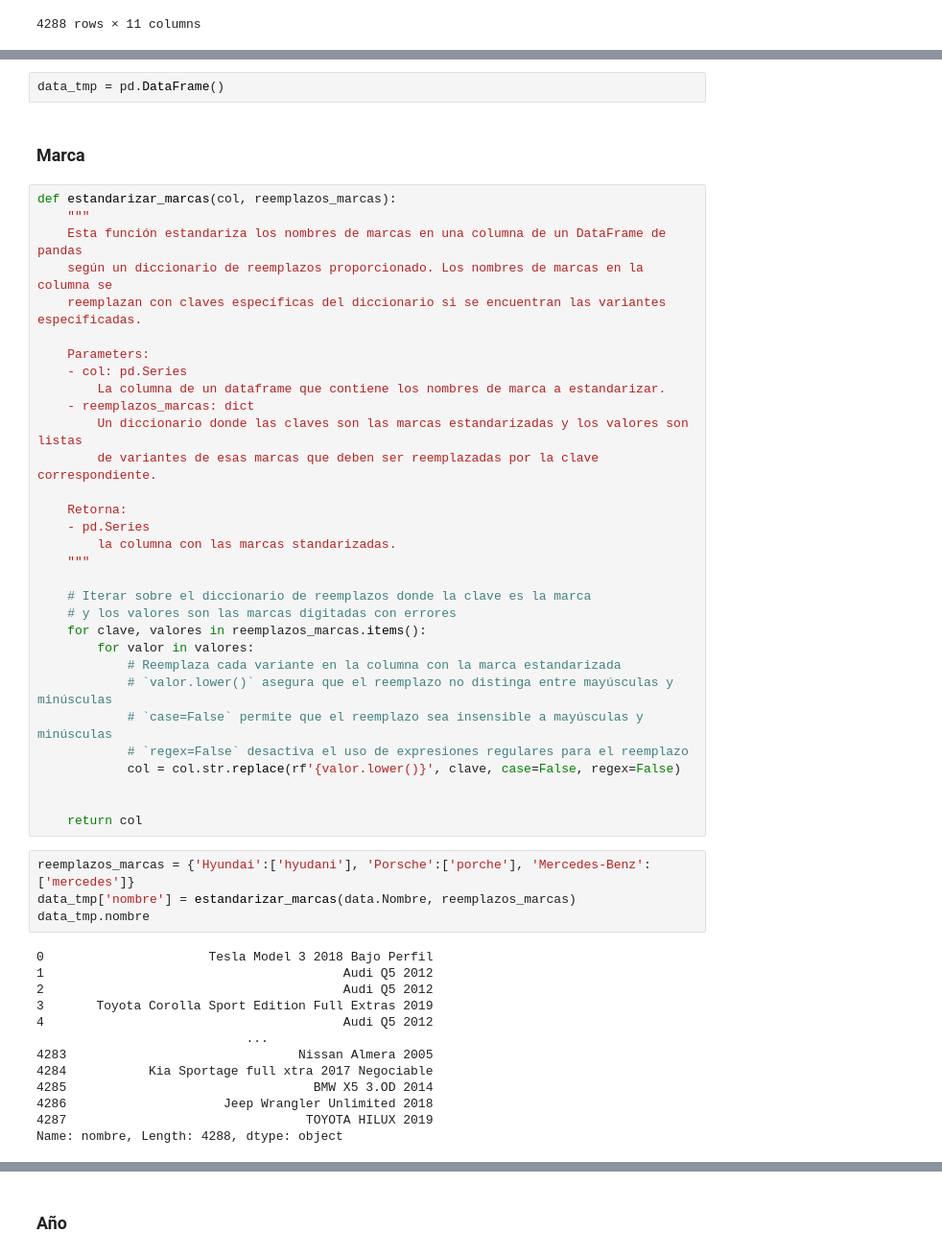
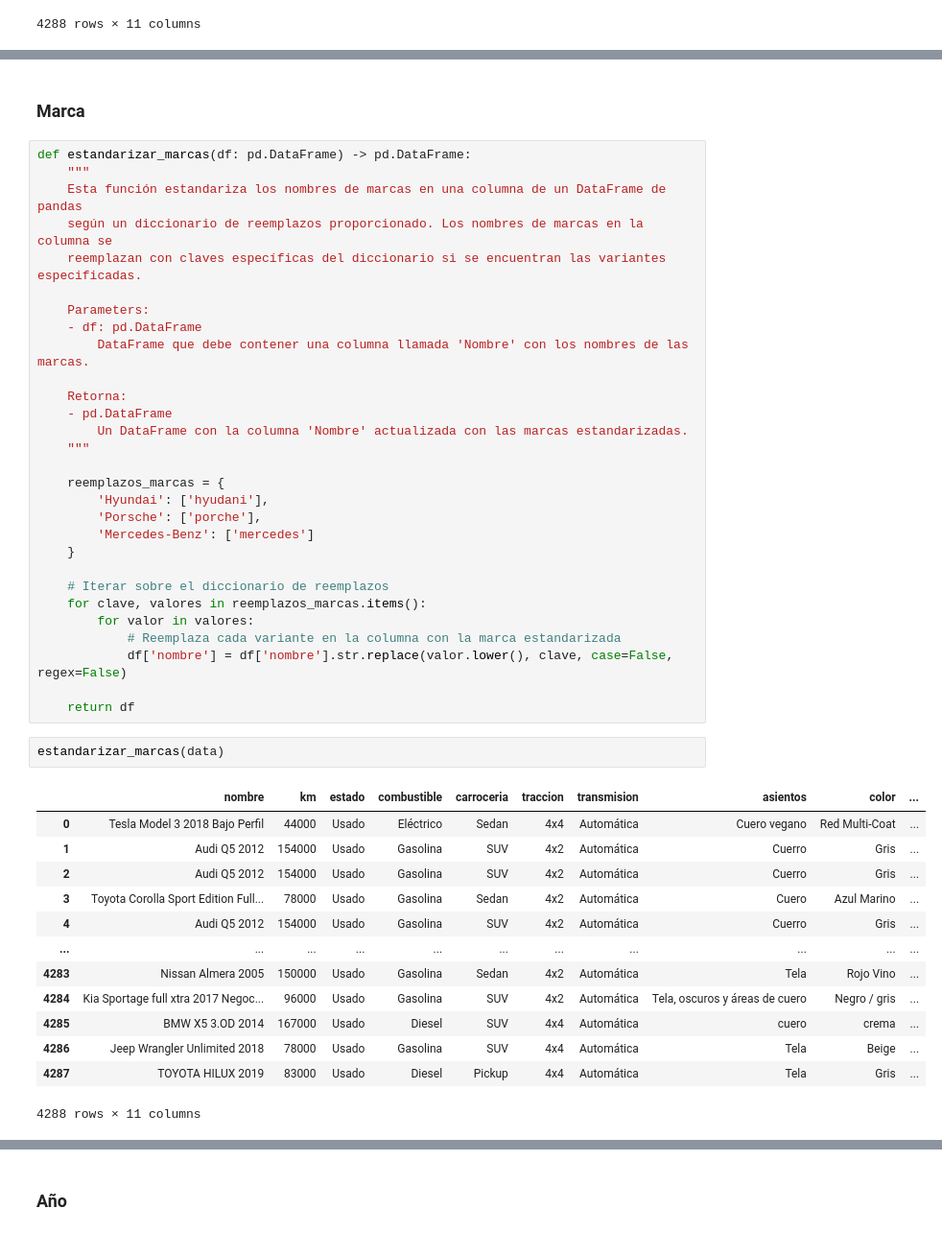
Before and after one commit to PabloJRW/web-scrapers, a Jupyter notebook: scripts/processing/geeky_transformation.ipynb, the cells around one changed output, grey strips where cells are left out. Shown at 96% size. Cells and saved outputs as stored; diff of their text form.

```diff
--- a/scripts/processing/geeky_transformation.ipynb
+++ b/scripts/processing/geeky_transformation.ipynb
@@ -52,54 +91,49 @@ Verificación
 [ 93.  nan  95.  92. 100.  98.]
-# %%
-data_tmp = pd.DataFrame()
 # %% [markdown]
 ### Marca
 # %%
-def estandarizar_marcas(col, reemplazos_marcas):
+def estandarizar_marcas(df: pd.DataFrame) -> pd.DataFrame:
     """
     Esta función estandariza los nombres de marcas en una columna de un DataFrame de pandas
     según un diccionario de reemplazos proporcionado. Los nombres de marcas en la columna se
     reemplazan con claves específicas del diccionario si se encuentran las variantes especificadas.
 
     Parameters:
-    - col: pd.Series
-        La columna de un dataframe que contiene los nombres de marca a estandarizar.
-    - reemplazos_marcas: dict
-        Un diccionario donde las claves son las marcas estandarizadas y los valores son listas
-        de variantes de esas marcas que deben ser reemplazadas por la clave correspondiente.
+    - df: pd.DataFrame
+        DataFrame que debe contener una columna llamada 'Nombre' con los nombres de las marcas.
 
     Retorna:
-    - pd.Series
-        la columna con las marcas standarizadas.
+    - pd.DataFrame
+        Un DataFrame con la columna 'Nombre' actualizada con las marcas estandarizadas.
     """
 
-    # Iterar sobre el diccionario de reemplazos donde la clave es la marca
-    # y los valores son las marcas digitadas con errores
+    reemplazos_marcas = {
+        'Hyundai': ['hyudani'],
+        'Porsche': ['porche'],
+        'Mercedes-Benz': ['mercedes']
+    }
+
+    # Iterar sobre el diccionario de reemplazos
     for clave, valores in reemplazos_marcas.items():
         for valor in valores:
             # Reemplaza cada variante en la columna con la marca estandarizada
-            # `valor.lower()` asegura que el reemplazo no distinga entre mayúsculas y minúsculas
-            # `case=False` permite que el reemplazo sea insensible a mayúsculas y minúsculas
-            # `regex=False` desactiva el uso de expresiones regulares para el reemplazo
-            col = col.str.replace(rf'{valor.lower()}', clave, case=False, regex=False)
+            df['nombre'] = df['nombre'].str.replace(valor.lower(), clave, case=False, regex=False)
 
-
-    return col
+    return df
-# %%
-reemplazos_marcas = {'Hyundai':['hyudani'], 'Porsche':['porche'], 'Mercedes-Benz':['mercedes']}
-data_tmp['nombre'] = estandarizar_marcas(data.Nombre, reemplazos_marcas)
-data_tmp.nombre
-# %% [output]
-0                      Tesla Model 3 2018 Bajo Perfil
-1                                        Audi Q5 2012
-2                                        Audi Q5 2012
-3       Toyota Corolla Sport Edition Full Extras 2019
-4                                        Audi Q5 2012
-                            ...
-4283                               Nissan Almera 2005
-4284           Kia Sportage full xtra 2017 Negociable
-4285                                 BMW X5 3.OD 2014
-4286                     Jeep Wrangler Unlimited 2018
-4287                                TOYOTA HILUX 2019
-Name: nombre, Length: 4288, dtype: object
+# %%
+estandarizar_marcas(data)
+# %% [output]
+|  | nombre | km | estado | combustible | carroceria | traccion | transmision | asientos | color | ... |
+| 0 | Tesla Model 3 2018 Bajo Perfil | 44000 | Usado | Eléctrico | Sedan | 4x4 | Automática | Cuero vegano | Red Multi-Coat | ... |
+| 1 | Audi Q5 2012 | 154000 | Usado | Gasolina | SUV | 4x2 | Automática | Cuerro | Gris | ... |
+| 2 | Audi Q5 2012 | 154000 | Usado | Gasolina | SUV | 4x2 | Automática | Cuerro | Gris | ... |
+| 3 | Toyota Corolla Sport Edition Full... | 78000 | Usado | Gasolina | Sedan | 4x2 | Automática | Cuero | Azul Marino | ... |
+| 4 | Audi Q5 2012 | 154000 | Usado | Gasolina | SUV | 4x2 | Automática | Cuerro | Gris | ... |
+| ... | ... | ... | ... | ... | ... | ... | ... | ... | ... | ... |
+| 4283 | Nissan Almera 2005 | 150000 | Usado | Gasolina | Sedan | 4x2 | Automática | Tela | Rojo Vino | ... |
+| 4284 | Kia Sportage full xtra 2017 Negoc... | 96000 | Usado | Gasolina | SUV | 4x2 | Automática | Tela, oscuros y áreas de cuero | Negro / gris | ... |
+| 4285 | BMW X5 3.OD 2014 | 167000 | Usado | Diesel | SUV | 4x4 | Automática | cuero | crema | ... |
+| 4286 | Jeep Wrangler Unlimited 2018 | 78000 | Usado | Gasolina | SUV | 4x4 | Automática | Tela | Beige | ... |
+| 4287 | TOYOTA HILUX 2019 | 83000 | Usado | Diesel | Pickup | 4x4 | Automática | Tela | Gris | ... |
+4288 rows × 11 columns
 # %%
```
Also changed, not shown: parts of 35 cells of this notebook, 6 other files.
